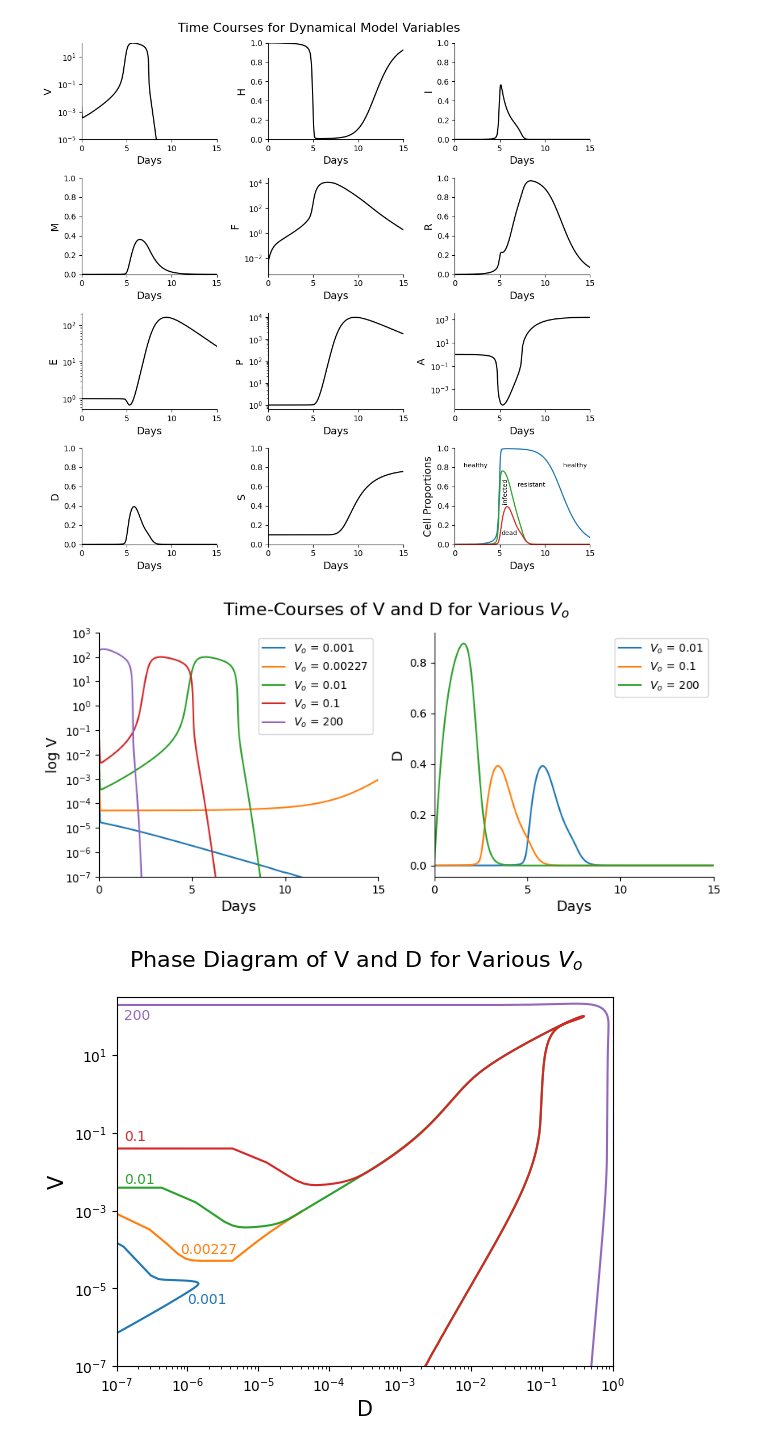
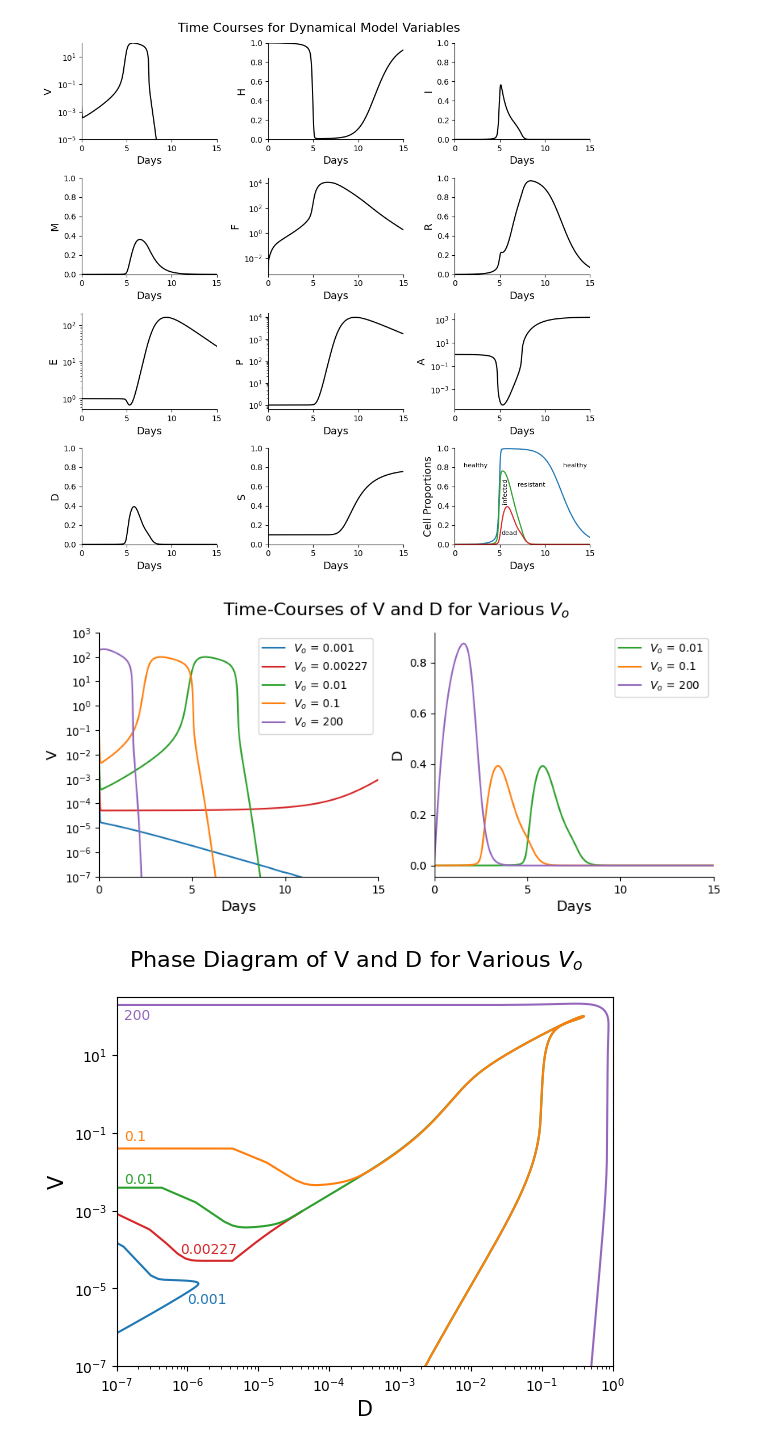
Before and after one commit to mkayeterry/MCDB172, a Jupyter notebook: final/flu_revised.ipynb, the cells around one changed output. Drawn from its saved outputs; the diff is of its cells as text; code cells hidden in the pictures.

```diff
--- a/final/flu_revised.ipynb
+++ b/final/flu_revised.ipynb
@@ -178,8 +178,9 @@ for i in range(len(V0_lst)):
     V_VL.append(V), D_VL.append(D)
 
 
-# Initialize y axis labels and subplots
-F2_labels = ['log V', 'D']
+# Initialize y axis labels, colors, and subplots
+F2_labels = ['V', 'D']
+colors = ['#1f77b4', '#d62728', '#2ca02c', '#ff7f0e', '#9467bd'] # blue, red, green, orange, purple
 fig, axes = plt.subplots(nrows=1, ncols=2, figsize=(10,4))
 fig.suptitle(r'Time-Courses of V and D for Various $V_o$', fontsize = 16)
 
@@ -197,7 +198,7 @@ for i, ax in enumerate(axes.flat):
 
 # Plot time course of V for various initial viral loads
 for i in range(len(V0_lst)):
-    axes[0].semilogy(t, V_VL[i], label=r'$V_o$ = {}'.format(V0_lst[i]))
+    axes[0].semilogy(t, V_VL[i], color = colors[i], label=r'$V_o$ = {}'.format(V0_lst[i]))
 yticks = [10**i for i in range(-7, 4)]
 axes[0].set_ylim([yticks[0], yticks[-1]])
 axes[0].set_yticks(yticks)
@@ -205,43 +206,44 @@ axes[0].legend()
 
 # Plot time course of D for various initial vivral loads
 for i in range(2, len(V0_lst)):
-    axes[1].plot(t, D_VL[i], label=r'$V_o$ = {}'.format(V0_lst[i]))
+    axes[1].plot(t, D_VL[i], color = colors[i], label=r'$V_o$ = {}'.format(V0_lst[i]))
 axes[1].legend()
 
 # Save figure and show time courses
 plt.savefig('figure2A', dpi = 300)
 plt.show()
 
 # -------------- Phase diagram --------------
 
-# Initialize the phase diagram
+# Initialize the phase diagram, title, and colors
 fig, ax = plt.subplots()
 fig.suptitle(r'Phase Diagram of V and D for Various $V_o$', fontsize = 16)
+colors = ['#1f77b4', '#d62728', '#2ca02c', '#ff7f0e', '#9467bd'] # blue, red, green, orange, purple
 
 # Plot trajectories for different initial conditions
 for i in range(len(V0_lst)):
-    ax.plot(D_VL[i], V_VL[i])
+    ax.plot(D_VL[i], V_VL[i], color = colors[i])
 
 # Set labels and scales for the axes
 ax.set_xlabel('D', fontsize=15)
 ax.set_ylabel('V', fontsize=15)
 ax.set_xscale('log')
 ax.set_yscale('log')
 ax.set_xlim([10**-7, 10**0])
 ax.set_ylim([10**-7, 10**2.5])
 
 # Set annotations for each value of V0
 ax.text(10**-6.9, 10**1.9, '200', fontsize=10, color = '#9467bd')
-ax.text(10**-6.9, 10**-1.2, '0.1', fontsize=10, color = '#d62728')
+ax.text(10**-6.9, 10**-1.2, '0.1', fontsize=10, color = '#ff7f0e')
 ax.text(10**-6.9, 10**-2.3, '0.01', fontsize=10, color = '#2ca02c')
-ax.text(10**-6.1, 10**-4.1, '0.00227', fontsize=10, color = '#ff7f0e')
+ax.text(10**-6.1, 10**-4.1, '0.00227', fontsize=10, color = '#d62728')
 ax.text(10**-6, 10**-5.4, '0.001', fontsize=10, color = '#1f77b4')
 
 
 # Add legend, save figure, and show phase diagram
 # ax.legend(loc = 'upper left', fontsize=8)
 plt.savefig('figure2B', dpi = 300)
 plt.show()
 # %% [output]
-[figure, old version]
+[figure, new version]
-[figure, old version]
+[figure, new version]
```
Also changed, not shown: parts of 9 cells of this notebook, 18 other files.
